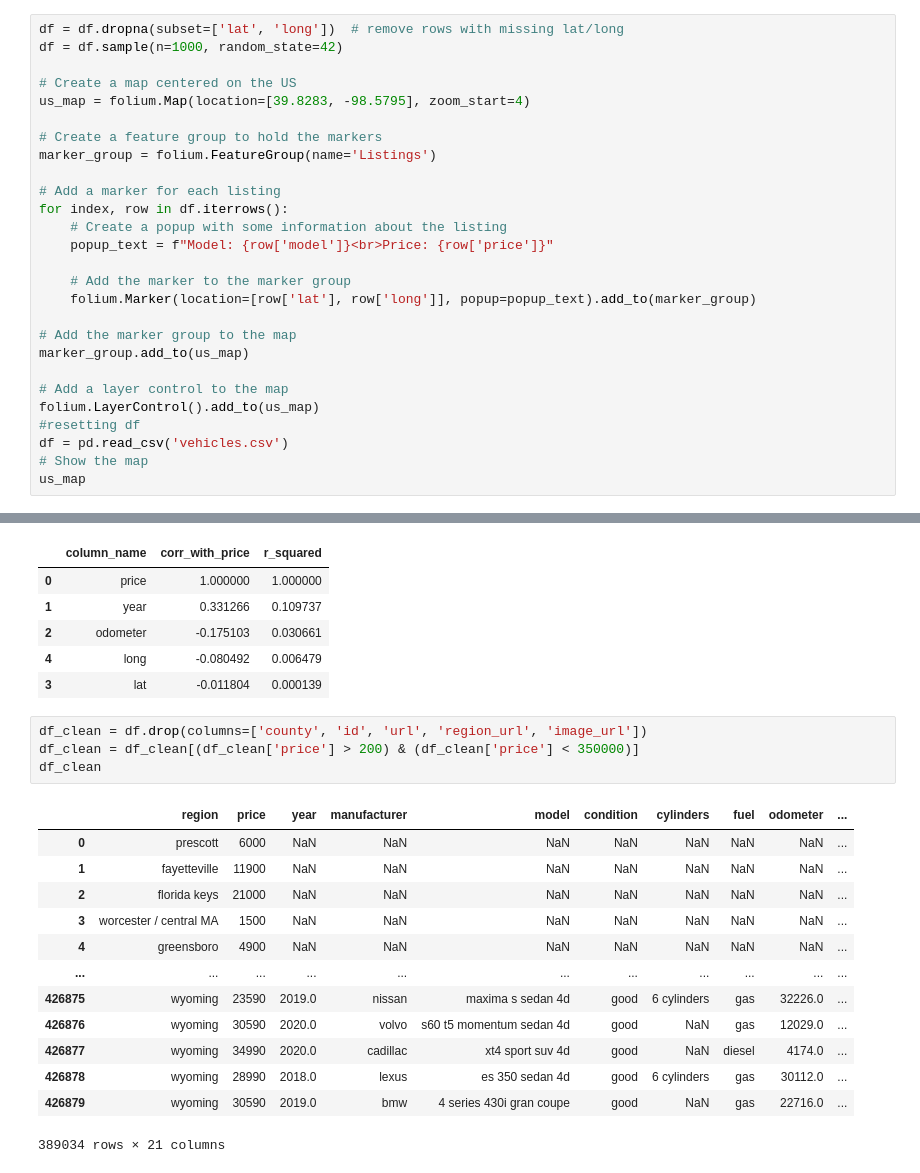
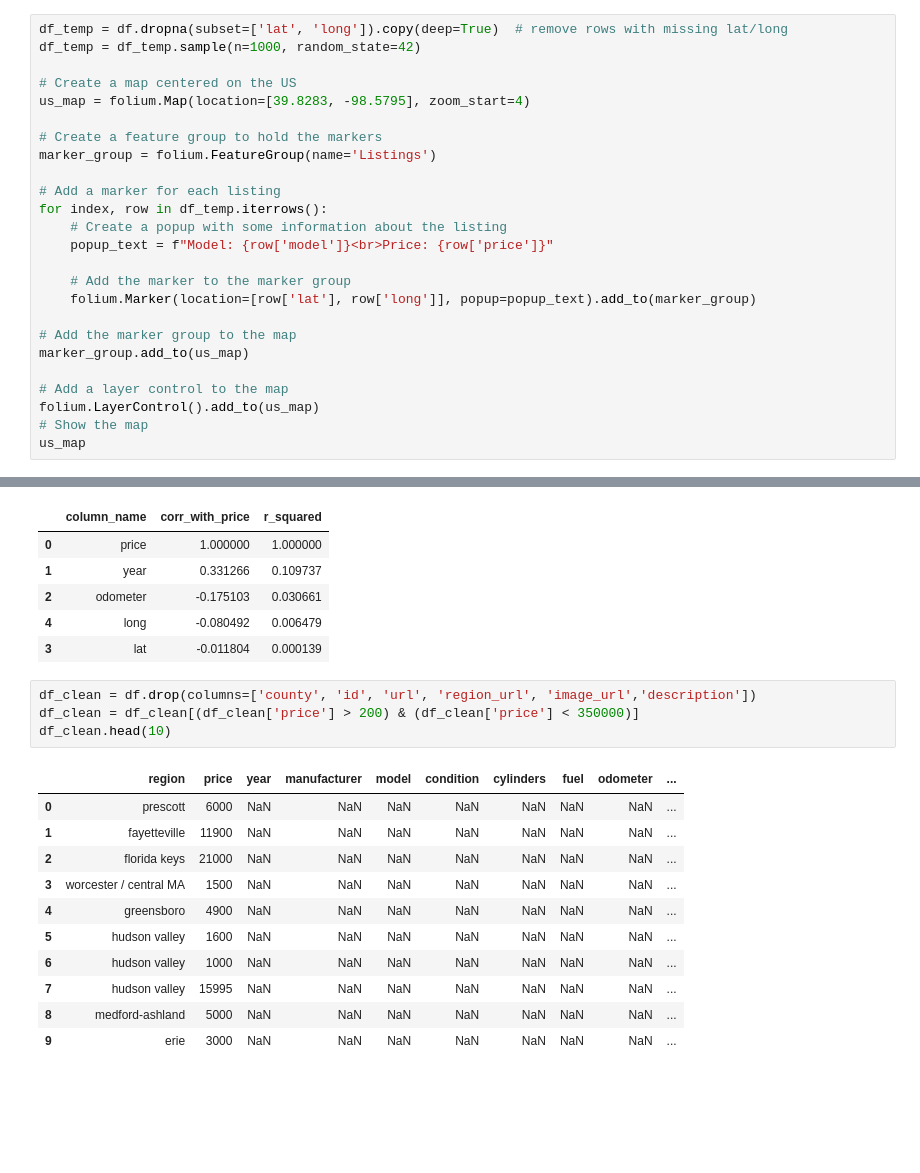
Before and after one commit to zaki1503/craigslistpriceprediction, a Jupyter notebook: DSC148FinalProjectNotebook.ipynb, the cells around one changed output, grey strips where cells are left out. Saved outputs shown, nothing was run; the diff lists cells and outputs as text; blank space fills up the shorter version.

```diff
--- a/DSC148FinalProjectNotebook.ipynb
+++ b/DSC148FinalProjectNotebook.ipynb
@@ -330,8 +334,8 @@ plt.show()
 # %% [output]
 [figure]
 # %%
-df = df.dropna(subset=['lat', 'long'])  # remove rows with missing lat/long
-df = df.sample(n=1000, random_state=42)
+df_temp = df.dropna(subset=['lat', 'long']).copy(deep=True)  # remove rows with missing lat/long
+df_temp = df_temp.sample(n=1000, random_state=42)
 
 # Create a map centered on the US
 us_map = folium.Map(location=[39.8283, -98.5795], zoom_start=4)
@@ -340,7 +344,7 @@ us_map = folium.Map(location=[39.8283, -98.5795], zoom_start=4)
 marker_group = folium.FeatureGroup(name='Listings')
 
 # Add a marker for each listing
-for index, row in df.iterrows():
+for index, row in df_temp.iterrows():
     # Create a popup with some information about the listing
     popup_text = f"Model: {row['model']}<br>Price: {row['price']}"
 
@@ -352,8 +356,6 @@ marker_group.add_to(us_map)
 
 # Add a layer control to the map
 folium.LayerControl().add_to(us_map)
-#resetting df
-df = pd.read_csv('vehicles.csv')
 # Show the map
 us_map
 # %% [output]
@@ -594,20 +595,18 @@ df_corr_with_price
 | 4 | long | -0.080492 | 0.006479 |
 | 3 | lat | -0.011804 | 0.000139 |
 # %%
-df_clean = df.drop(columns=['county', 'id', 'url', 'region_url', 'image_url'])
+df_clean = df.drop(columns=['county', 'id', 'url', 'region_url', 'image_url','description'])
 df_clean = df_clean[(df_clean['price'] > 200) & (df_clean['price'] < 350000)]
-df_clean
+df_clean.head(10)
 # %% [output]
 |  | region | price | year | manufacturer | model | condition | cylinders | fuel | odometer | ... |
 | 0 | prescott | 6000 | NaN | NaN | NaN | NaN | NaN | NaN | NaN | ... |
 | 1 | fayetteville | 11900 | NaN | NaN | NaN | NaN | NaN | NaN | NaN | ... |
 | 2 | florida keys | 21000 | NaN | NaN | NaN | NaN | NaN | NaN | NaN | ... |
 | 3 | worcester / central MA | 1500 | NaN | NaN | NaN | NaN | NaN | NaN | NaN | ... |
 | 4 | greensboro | 4900 | NaN | NaN | NaN | NaN | NaN | NaN | NaN | ... |
-| ... | ... | ... | ... | ... | ... | ... | ... | ... | ... | ... |
-| 426875 | wyoming | 23590 | 2019.0 | nissan | maxima s sedan 4d | good | 6 cylinders | gas | 32226.0 | ... |
-| 426876 | wyoming | 30590 | 2020.0 | volvo | s60 t5 momentum sedan 4d | good | NaN | gas | 12029.0 | ... |
-| 426877 | wyoming | 34990 | 2020.0 | cadillac | xt4 sport suv 4d | good | NaN | diesel | 4174.0 | ... |
-| 426878 | wyoming | 28990 | 2018.0 | lexus | es 350 sedan 4d | good | 6 cylinders | gas | 30112.0 | ... |
-| 426879 | wyoming | 30590 | 2019.0 | bmw | 4 series 430i gran coupe | good | NaN | gas | 22716.0 | ... |
+| 5 | hudson valley | 1600 | NaN | NaN | NaN | NaN | NaN | NaN | NaN | ... |
+| 6 | hudson valley | 1000 | NaN | NaN | NaN | NaN | NaN | NaN | NaN | ... |
+| 7 | hudson valley | 15995 | NaN | NaN | NaN | NaN | NaN | NaN | NaN | ... |
+| 8 | medford-ashland | 5000 | NaN | NaN | NaN | NaN | NaN | NaN | NaN | ... |
+| 9 | erie | 3000 | NaN | NaN | NaN | NaN | NaN | NaN | NaN | ... |
-389034 rows × 21 columns
```
Also changed, not shown: parts of 24 cells of this notebook.
